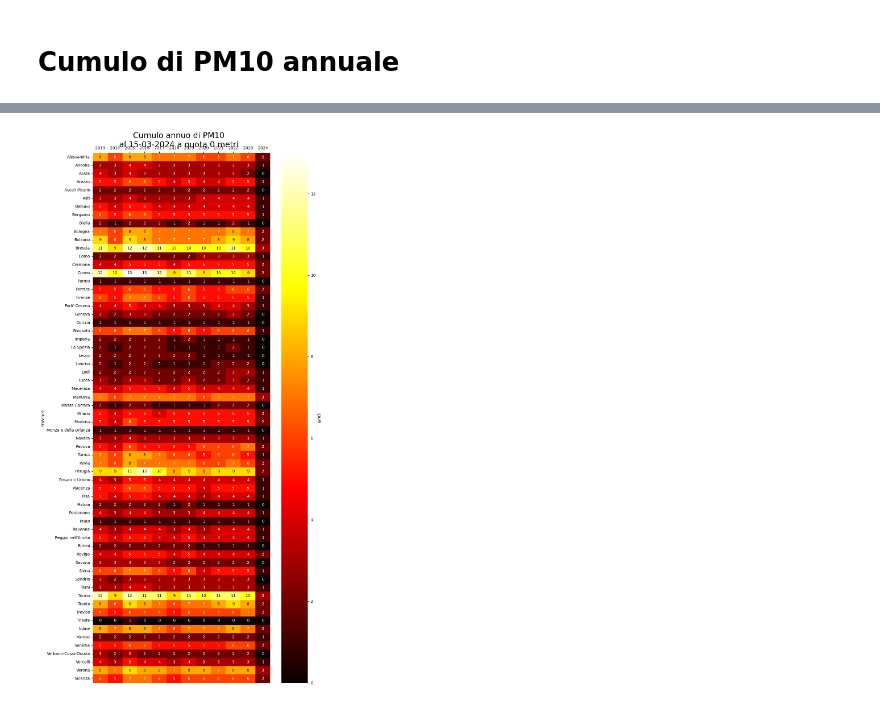
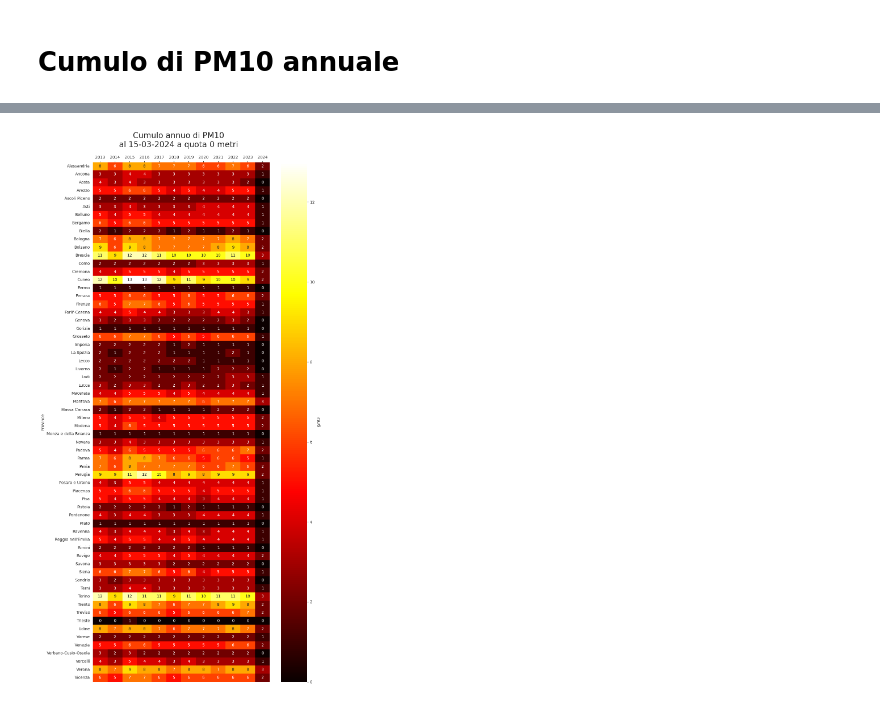
Before and after one commit to MaxDragonheart/PyGIS-Blog, a Jupyter notebook: notebooks/2024/05/01/inquinamento_nord_italia.ipynb, the cells around one changed output, grey strips where cells are left out. Saved outputs shown, nothing was run; the diff lists cells and outputs as text; code cells hidden in the pictures.

```diff
--- a/notebooks/2024/05/01/inquinamento_nord_italia.ipynb
+++ b/notebooks/2024/05/01/inquinamento_nord_italia.ipynb
@@ -340,31 +341,25 @@ Wall time: 4.93 ms
 | Vicenza | 6.0 | 5.0 | 7.0 | 7.0 | 6.0 | 5.0 | 6.0 | 6.0 | ... |
 64 rows × 12 columns
 # %%
-# Create a figure with two subplots
-fig2, ax2 = plt.subplots(nrows=1, ncols=1, figsize=(10, 20))
-fig2.suptitle('Cumulo annuo di PM10\nal 15-03-2024 a quota 0 metri', fontsize=20)
+fig2, ax2 = plt.subplots(figsize=(10, 20))
+fig2.suptitle('Cumulo annuo di PM10\nal 15-03-2024 a quota 0 metri\n', fontsize=20)
 
-# Plot the heatmap on the first subplot
 sns.heatmap(pivot_yearly, cmap="hot", ax=ax2, annot=True)
 
 ax2.set_xlabel('')
 ax2.set_ylabel('Province')
 ax2.xaxis.tick_top()
 
-# Get the current tick labels and format them to display only the date
 labels2 = [item.get_text()[:4] for item in ax2.get_xticklabels()]
 ax2.set_xticklabels(labels2)
 
-# Rotate x-axis labels to 45 degrees
 ax2.tick_params(axis='x', rotation=0)
 
-# Add color bar on the first subplot
 cbar2 = ax2.collections[0].colorbar
 cbar2.set_label('g/m3')
 
-# Adjust layout
 plt.tight_layout()
 
 plt.show()
 # %% [output]
-[figure, old version]
+[figure, new version]
```
Also changed, not shown: parts of 15 cells of this notebook.
